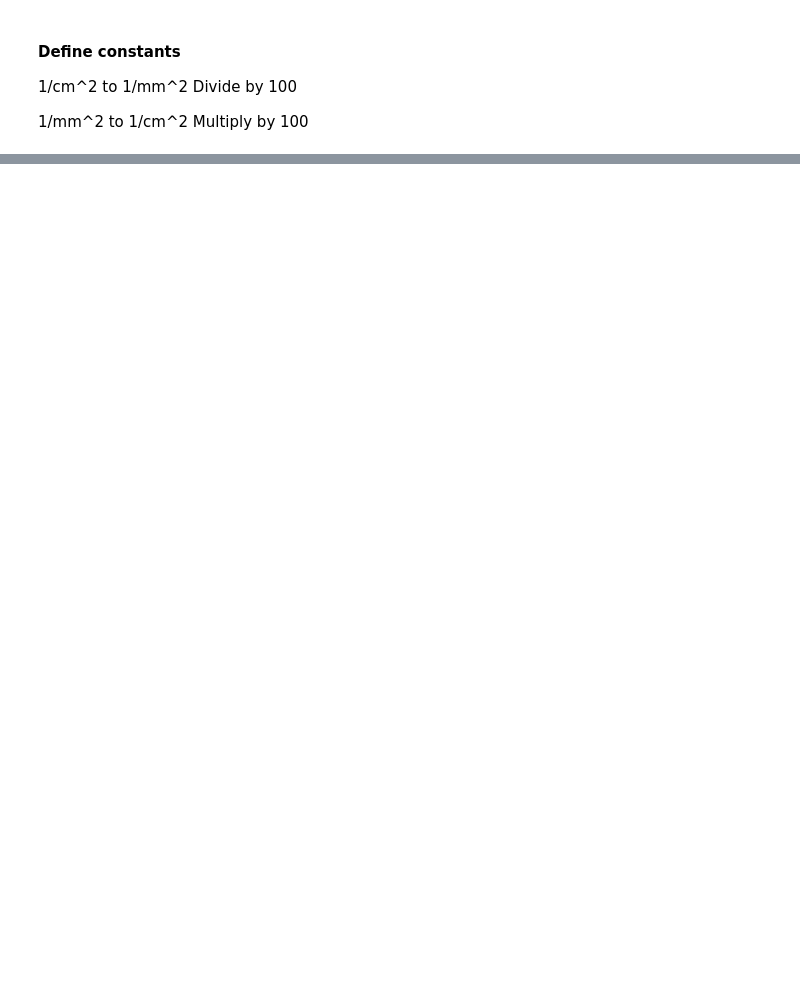
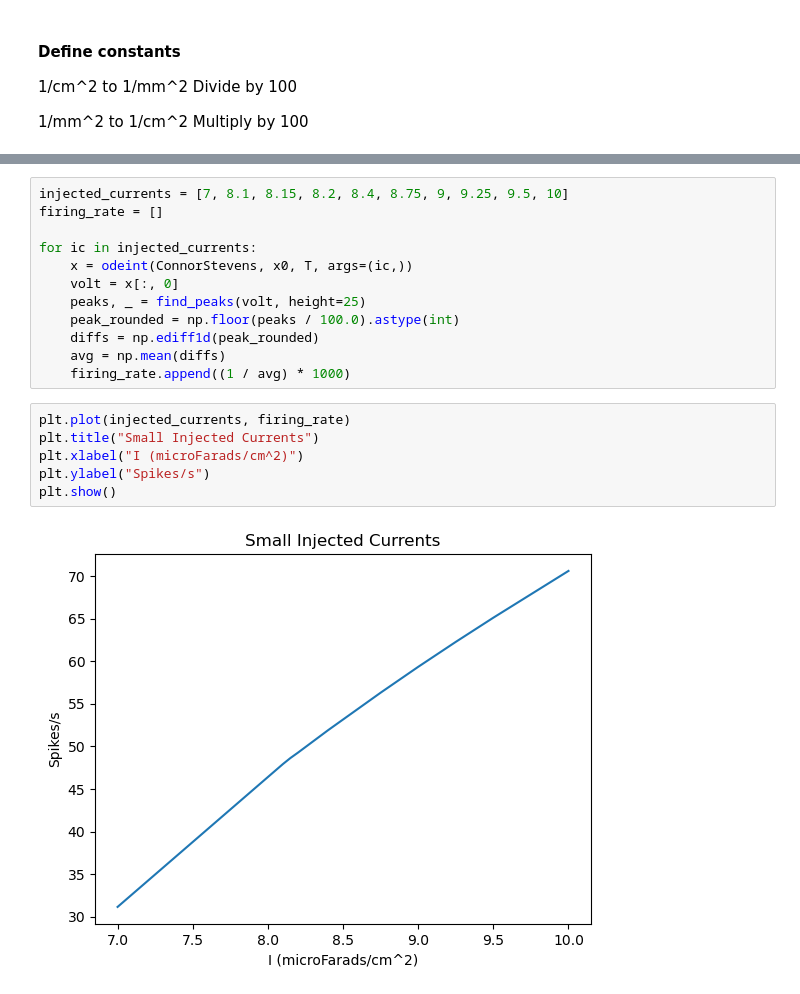
Before and after one commit to MatthewChen37/MATH8803-HW, a Jupyter notebook: HW1/HW1.ipynb, the cells around one changed output, grey strips where cells are left out. Drawn from its saved outputs; the diff is of its cells as text; blank space fills up the shorter version.

```diff
--- a/HW1/HW1.ipynb
+++ b/HW1/HW1.ipynb
@@ -195,0 +243,20 @@ plt.show()
+# %%
+injected_currents = [7, 8.1, 8.15, 8.2, 8.4, 8.75, 9, 9.25, 9.5, 10]
+firing_rate = []
+
+for ic in injected_currents:
+	x = odeint(ConnorStevens, x0, T, args=(ic,))
+	volt = x[:, 0]
+	peaks, _ = find_peaks(volt, height=25)
+	peak_rounded = np.floor(peaks / 100.0).astype(int)
+	diffs = np.ediff1d(peak_rounded)
+	avg = np.mean(diffs)
+	firing_rate.append((1 / avg) * 1000)
+# %%
+plt.plot(injected_currents, firing_rate)
+plt.title("Small Injected Currents")
+plt.xlabel("I (microFarads/cm^2)")
+plt.ylabel("Spikes/s")
+plt.show()
+# %% [output]
+[figure, added]
```
Also changed, not shown: parts of 10 cells of this notebook, 1 other file.
